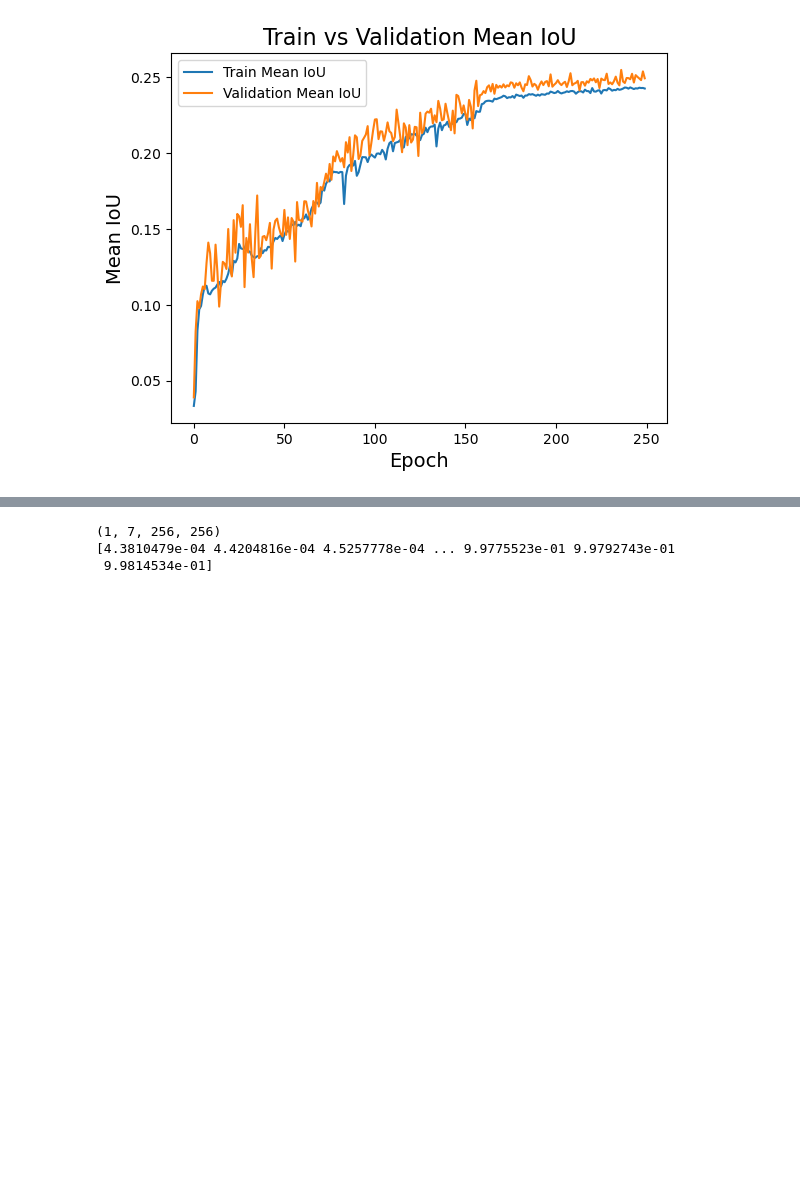
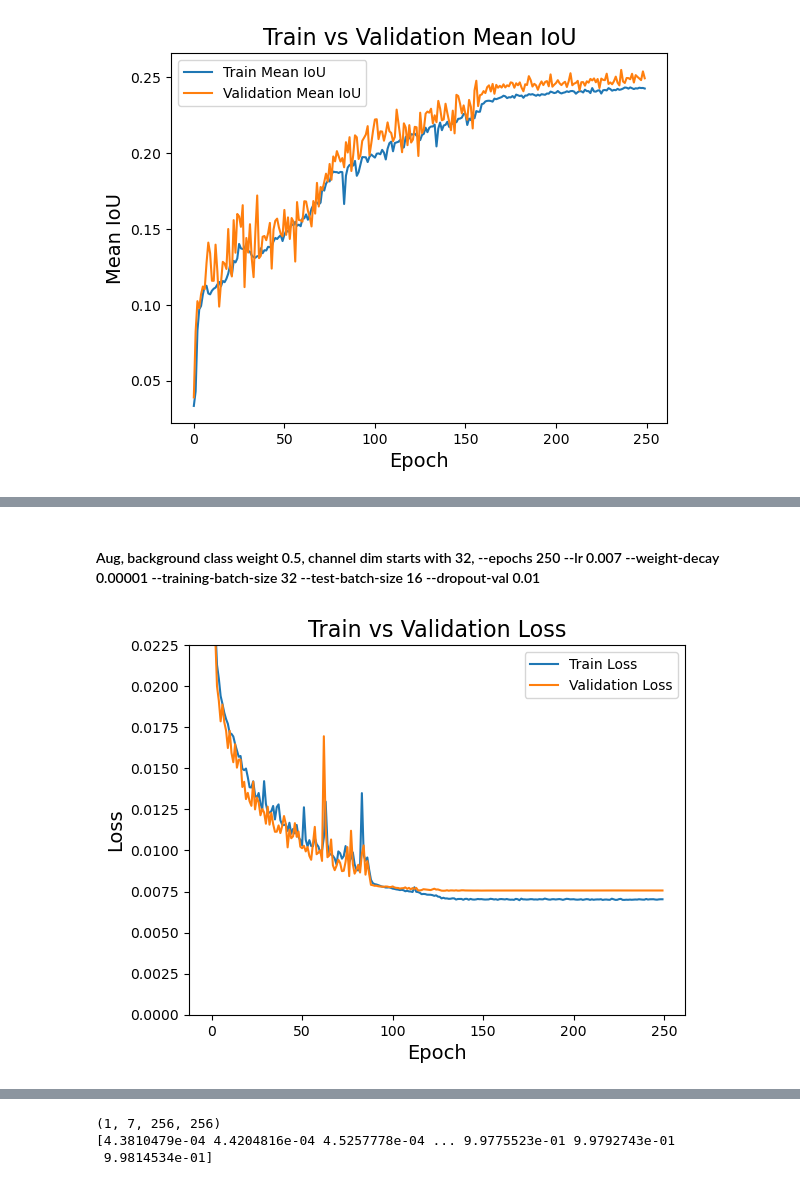
Before and after one commit to tckumarasekara/CRC-HnE-Segmentation-Training, a Jupyter notebook: histology_segmentation_training/dev/unext_plots.ipynb, the cells around one changed output, grey strips where cells are left out. Cells and saved outputs as stored; diff of their text form; code cells hidden in the pictures; blank space fills up the shorter version.

```diff
--- a/histology_segmentation_training/dev/unext_plots.ipynb
+++ b/histology_segmentation_training/dev/unext_plots.ipynb
@@ -238,0 +236,6 @@ plot_testset_iou_dice("../../mlruns/test_metrics_per_image/test_metrics_per_imag
+# %% [markdown]
+#### Aug, background class weight 0.5, channel dim starts with 32, --epochs 250 --lr 0.007 --weight-decay 0.00001 --training-batch-size 32 --test-batch-size 16 --dropout-val 0.01
+# %%
+event_acc = plot_loss("../../mlruns/unext_fromC32_Aug_backgound0_5/version_33")
+# %% [output]
+[figure, added]
```
Also changed, not shown: parts of 8 cells of this notebook, 15 other files.
